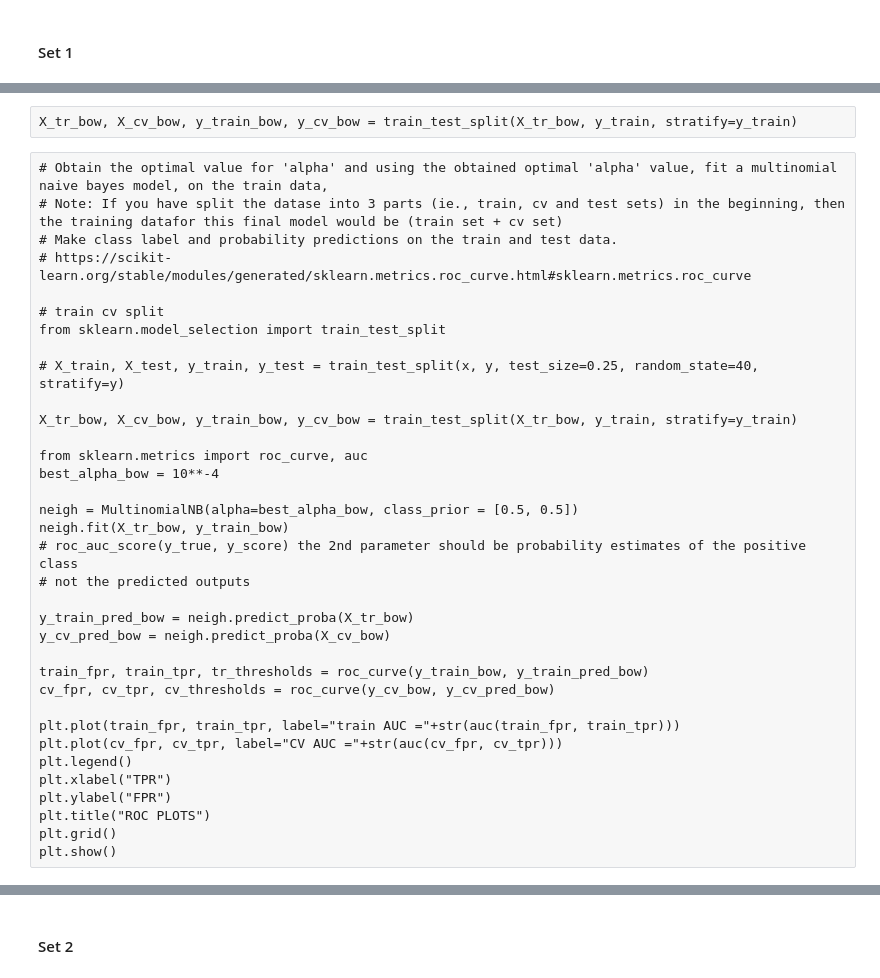
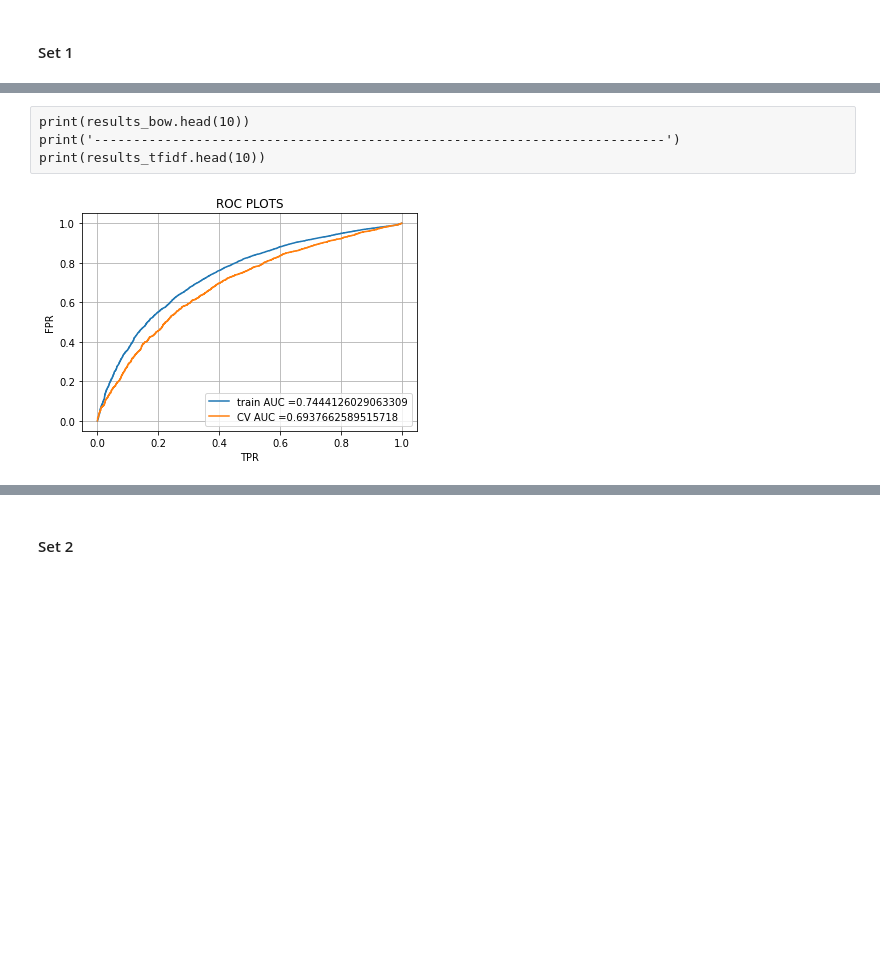
Before and after one commit to sanjeebKumarGouda/GussianNaiveBays-on-Donors-Choose-Dataset, a Jupyter notebook: NB_Assignment_instructions.ipynb, the cells around one changed output, grey strips where cells are left out. Cells and saved outputs as stored; diff of their text form; code cells hidden in the pictures; blank space fills up the shorter version.

```diff
--- a/NB_Assignment_instructions.ipynb
+++ b/NB_Assignment_instructions.ipynb
@@ -575,37 +530,40 @@ print(y_train.shape)
-# %% [raw]
-X_tr_bow, X_cv_bow, y_train_bow, y_cv_bow = train_test_split(X_tr_bow, y_train, stratify=y_train)
-# %% [raw]
-# Obtain the optimal value for 'alpha' and using the obtained optimal 'alpha' value, fit a multinomial naive bayes model, on the train data,
-# Note: If you have split the datase into 3 parts (ie., train, cv and test sets) in the beginning, then the training datafor this final model would be (train set + cv set)
-# Make class label and probability predictions on the train and test data.
-# https://scikit-learn.org/stable/modules/generated/sklearn.metrics.roc_curve.html#sklearn.metrics.roc_curve
-
-# train cv split
-from sklearn.model_selection import train_test_split
-
-# X_train, X_test, y_train, y_test = train_test_split(x, y, test_size=0.25, random_state=40, stratify=y)
-
-X_tr_bow, X_cv_bow, y_train_bow, y_cv_bow = train_test_split(X_tr_bow, y_train, stratify=y_train)
-
-from sklearn.metrics import roc_curve, auc
-best_alpha_bow = 10**-4
-
-neigh = MultinomialNB(alpha=best_alpha_bow, class_prior = [0.5, 0.5])
-neigh.fit(X_tr_bow, y_train_bow)
-# roc_auc_score(y_true, y_score) the 2nd parameter should be probability estimates of the positive class
-# not the predicted outputs
-
-y_train_pred_bow = neigh.predict_proba(X_tr_bow)
-y_cv_pred_bow = neigh.predict_proba(X_cv_bow)
-
-train_fpr, train_tpr, tr_thresholds = roc_curve(y_train_bow, y_train_pred_bow)
-cv_fpr, cv_tpr, cv_thresholds = roc_curve(y_cv_bow, y_cv_pred_bow)
-
-plt.plot(train_fpr, train_tpr, label="train AUC ="+str(auc(train_fpr, train_tpr)))
-plt.plot(cv_fpr, cv_tpr, label="CV AUC ="+str(auc(cv_fpr, cv_tpr)))
-plt.legend()
-plt.xlabel("TPR")
-plt.ylabel("FPR")
-plt.title("ROC PLOTS")
-plt.grid()
-plt.show()
+# %% [raw]
+print(results_bow.head(10))
+print('-------------------------------------------------------------------------')
+print(results_tfidf.head(10))
+# %%
+# Obtain the optimal value for 'alpha' and using the obtained optimal 'alpha' value, fit a multinomial naive bayes model, on the train data,
+# Note: If you have split the datase into 3 parts (ie., train, cv and test sets) in the beginning, then the training datafor this final model would be (train set + cv set)
+# Make class label and probability predictions on the train and test data.
+# https://scikit-learn.org/stable/modules/generated/sklearn.metrics.roc_curve.html#sklearn.metrics.roc_curve
+
+# train cv split
+from sklearn.model_selection import train_test_split
+
+X_tr_split_bow, X_cv_bow, y_train_bow, y_cv_bow = train_test_split(X_tr_bow, y_train, stratify=y_train)
+
+from sklearn.metrics import roc_curve, auc
+best_alpha_bow = 10**-4
+
+neigh_bow = MultinomialNB(alpha=best_alpha_bow, class_prior = [0.5, 0.5])
+neigh_bow.fit(X_tr_split_bow, y_train_bow)
+# roc_auc_score(y_true, y_score) the 2nd parameter should be probability estimates of the positive class
+# not the predicted outputs
+
+y_train_pred_bow = neigh_bow.predict_proba(X_tr_split_bow)[:,1]
+y_cv_pred_bow = neigh_bow.predict_proba(X_cv_bow)[:,1]
+y_cv_pred_class_bow = neigh_bow.predict(X_cv_bow)
+
+train_fpr_bow, train_tpr_bow, tr_thresholds_bow = roc_curve(y_train_bow, y_train_pred_bow)
+cv_fpr_bow, cv_tpr_bow, cv_thresholds_bow = roc_curve(y_cv_bow, y_cv_pred_bow)
+
+plt.plot(train_fpr_bow, train_tpr_bow, label="train AUC ="+str(auc(train_fpr_bow, train_tpr_bow)))
+plt.plot(cv_fpr_bow, cv_tpr_bow, label="CV AUC ="+str(auc(cv_fpr_bow, cv_tpr_bow)))
+plt.legend()
+plt.xlabel("TPR")
+plt.ylabel("FPR")
+plt.title("ROC PLOTS")
+plt.grid()
+plt.show()
+# %% [output]
+[figure, added]
```
Also changed, not shown: parts of 15 cells of this notebook.
